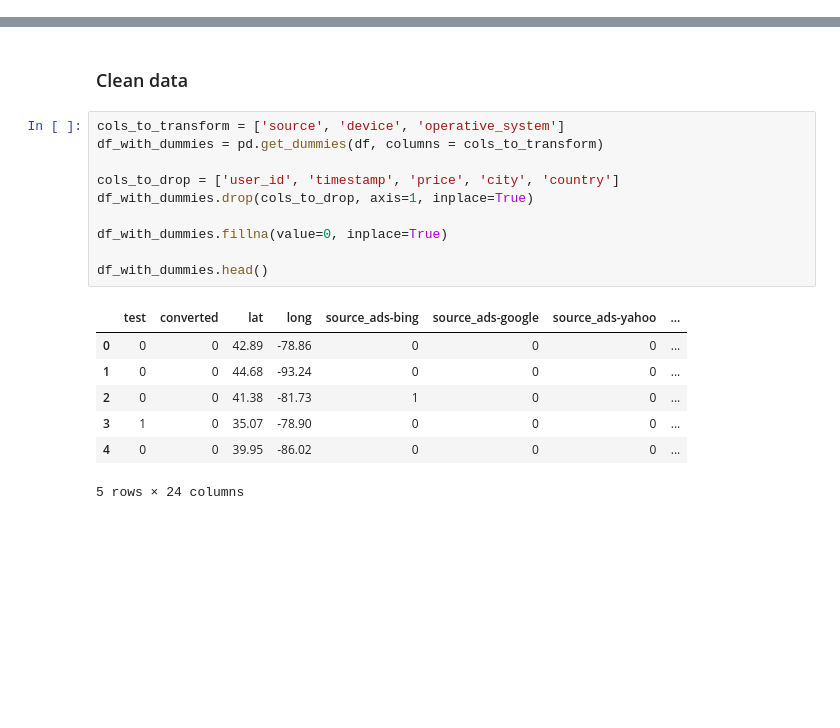
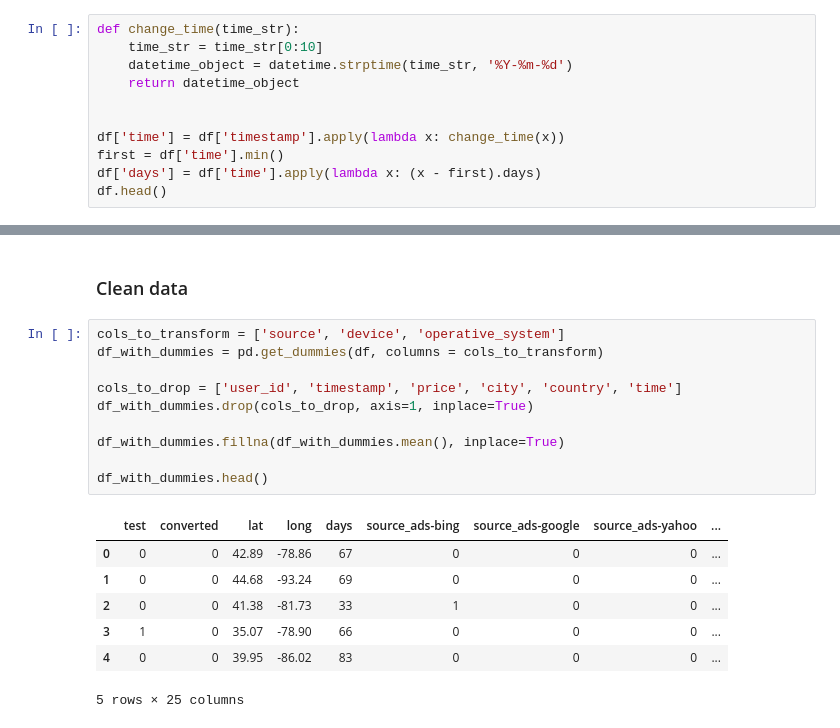
Before and after one commit to Shujian2015/data-challenge-2, a Jupyter notebook: Untitled.ipynb, the cells around one changed output, grey strips where cells are left out. Saved outputs shown, nothing was run; the diff lists cells and outputs as text; blank space fills up the shorter version.

```diff
--- a/Untitled.ipynb
+++ b/Untitled.ipynb
@@ -62,3 +62,14 @@ df.describe()
 | 50% | 499021.500000 | 0.000000 | 39.000000 | 0.000000 | 37.740000 | -88.930000 |
 | 75% | 749025.500000 | 1.000000 | 59.000000 | 0.000000 | 40.700000 | -78.910000 |
 | max | 1000000.000000 | 1.000000 | 59.000000 | 1.000000 | 61.180000 | 30.310000 |
+# %%
+def change_time(time_str):
+    time_str = time_str[0:10]
+    datetime_object = datetime.strptime(time_str, '%Y-%m-%d')
+    return datetime_object
+
+
+df['time'] = df['timestamp'].apply(lambda x: change_time(x))
+first = df['time'].min()
+df['days'] = df['time'].apply(lambda x: (x - first).days)
+df.head()
@@ -67,21 +85,21 @@ df.describe()
 # %%
 cols_to_transform = ['source', 'device', 'operative_system']
 df_with_dummies = pd.get_dummies(df, columns = cols_to_transform)
 
-cols_to_drop = ['user_id', 'timestamp', 'price', 'city', 'country']
+cols_to_drop = ['user_id', 'timestamp', 'price', 'city', 'country', 'time']
 df_with_dummies.drop(cols_to_drop, axis=1, inplace=True)
 
-df_with_dummies.fillna(value=0, inplace=True)
+df_with_dummies.fillna(df_with_dummies.mean(), inplace=True)
 
 df_with_dummies.head()
 # %% [output]
-|  | test | converted | lat | long | source_ads-bing | source_ads-google | source_ads-yahoo | ... |
-| 0 | 0 | 0 | 42.89 | -78.86 | 0 | 0 | 0 | ... |
-| 1 | 0 | 0 | 44.68 | -93.24 | 0 | 0 | 0 | ... |
-| 2 | 0 | 0 | 41.38 | -81.73 | 1 | 0 | 0 | ... |
-| 3 | 1 | 0 | 35.07 | -78.90 | 0 | 0 | 0 | ... |
-| 4 | 0 | 0 | 39.95 | -86.02 | 0 | 0 | 0 | ... |
+|  | test | converted | lat | long | days | source_ads-bing | source_ads-google | source_ads-yahoo | ... |
+| 0 | 0 | 0 | 42.89 | -78.86 | 67 | 0 | 0 | 0 | ... |
+| 1 | 0 | 0 | 44.68 | -93.24 | 69 | 0 | 0 | 0 | ... |
+| 2 | 0 | 0 | 41.38 | -81.73 | 33 | 1 | 0 | 0 | ... |
+| 3 | 1 | 0 | 35.07 | -78.90 | 66 | 0 | 0 | 0 | ... |
+| 4 | 0 | 0 | 39.95 | -86.02 | 83 | 0 | 0 | 0 | ... |
-5 rows × 24 columns
+5 rows × 25 columns
 # %%
 df_with_dummies.describe()
 # %% [output]
```
Also changed, not shown: parts of 12 cells of this notebook.
